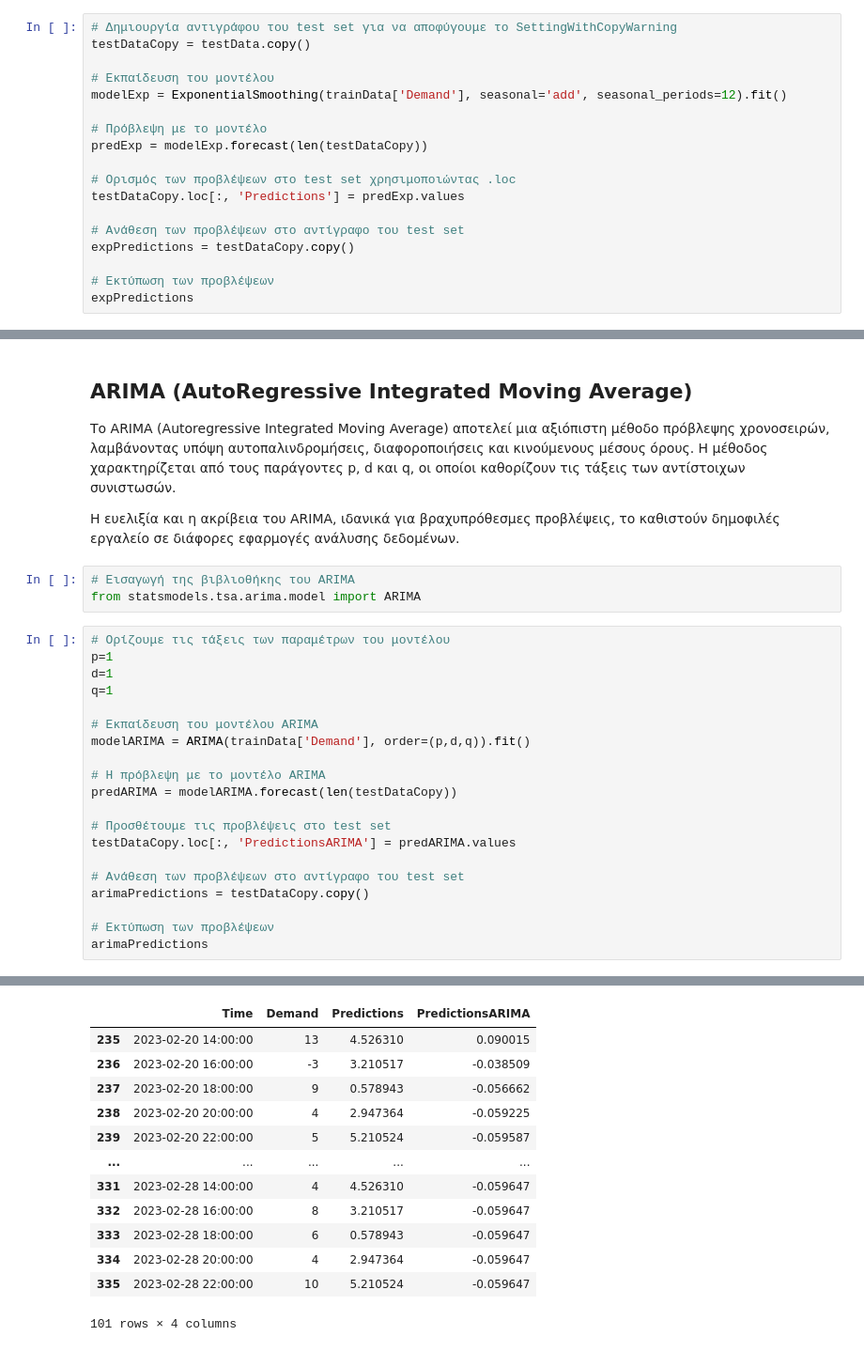
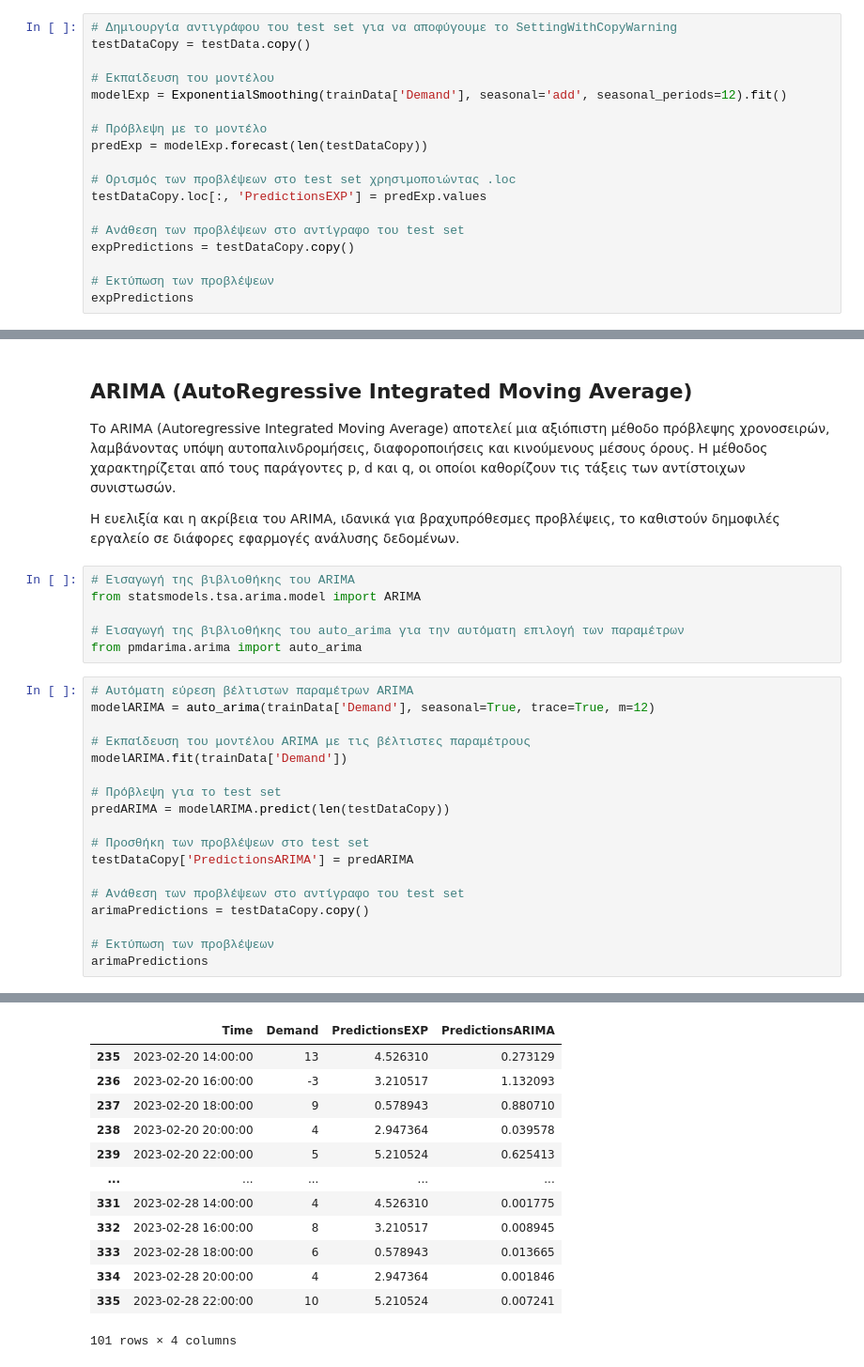
Before and after one commit to Th4nosMyl/Bike-Station-Time-Series-Analysis, a Jupyter notebook: src/BikeStationTimeSeriesAnalysis.ipynb, the cells around one changed output, grey strips where cells are left out. Shown at 94% size. Cells and saved outputs as stored; diff of their text form.

```diff
--- a/src/BikeStationTimeSeriesAnalysis.ipynb
+++ b/src/BikeStationTimeSeriesAnalysis.ipynb
@@ -184,7 +184,7 @@ modelExp = ExponentialSmoothing(trainData['Demand'], seasonal='add', seasonal_pe
 predExp = modelExp.forecast(len(testDataCopy))
 
 # Oρισμός των προβλέψεων στο test set χρησιμοποιώντας .loc
-testDataCopy.loc[:, 'Predictions'] = predExp.values
+testDataCopy.loc[:, 'PredictionsEXP'] = predExp.values
 
 # Ανάθεση των προβλέψεων στο αντίγραφο του test set
 expPredictions = testDataCopy.copy()
@@ -224,20 +224,21 @@ Root Mean Square Error (RMSE): 4.200916737860467
 # %%
 # Εισαγωγή της βιβλιοθήκης του ARIMA
 from statsmodels.tsa.arima.model import ARIMA
+
+# Εισαγωγή της βιβλιοθήκης του auto_arima για την αυτόματη επιλογή των παραμέτρων
+from pmdarima.arima import auto_arima
 # %%
-# Ορίζουμε τις τάξεις των παραμέτρων του μοντέλου
-p=1
-d=1
-q=1
+# Αυτόματη εύρεση βέλτιστων παραμέτρων ARIMA
+modelARIMA = auto_arima(trainData['Demand'], seasonal=True, trace=True, m=12)
 
-# Εκπαίδευση του μοντέλου ARIMA
-modelARIMA = ARIMA(trainData['Demand'], order=(p,d,q)).fit()
+# Εκπαίδευση του μοντέλου ARIMA με τις βέλτιστες παραμέτρους
+modelARIMA.fit(trainData['Demand'])
 
-# H πρόβλεψη με το μοντέλο ARIMA
-predARIMA = modelARIMA.forecast(len(testDataCopy))
+# Πρόβλεψη για το test set
+predARIMA = modelARIMA.predict(len(testDataCopy))
 
-# Προσθέτουμε τις προβλέψεις στο test set
-testDataCopy.loc[:, 'PredictionsARIMA'] = predARIMA.values
+# Προσθήκη των προβλέψεων στο test set
+testDataCopy['PredictionsARIMA'] = predARIMA
 
 # Ανάθεση των προβλέψεων στο αντίγραφο του test set
 arimaPredictions = testDataCopy.copy()
@@ -248,15 +266,15 @@ arimaPredictions
-|  | Time | Demand | Predictions | PredictionsARIMA |
-| 235 | 2023-02-20 14:00:00 | 13 | 4.526310 | 0.090015 |
-| 236 | 2023-02-20 16:00:00 | -3 | 3.210517 | -0.038509 |
-| 237 | 2023-02-20 18:00:00 | 9 | 0.578943 | -0.056662 |
-| 238 | 2023-02-20 20:00:00 | 4 | 2.947364 | -0.059225 |
-| 239 | 2023-02-20 22:00:00 | 5 | 5.210524 | -0.059587 |
+|  | Time | Demand | PredictionsEXP | PredictionsARIMA |
+| 235 | 2023-02-20 14:00:00 | 13 | 4.526310 | 0.273129 |
+| 236 | 2023-02-20 16:00:00 | -3 | 3.210517 | 1.132093 |
+| 237 | 2023-02-20 18:00:00 | 9 | 0.578943 | 0.880710 |
+| 238 | 2023-02-20 20:00:00 | 4 | 2.947364 | 0.039578 |
+| 239 | 2023-02-20 22:00:00 | 5 | 5.210524 | 0.625413 |
 | ... | ... | ... | ... | ... |
-| 331 | 2023-02-28 14:00:00 | 4 | 4.526310 | -0.059647 |
-| 332 | 2023-02-28 16:00:00 | 8 | 3.210517 | -0.059647 |
-| 333 | 2023-02-28 18:00:00 | 6 | 0.578943 | -0.059647 |
-| 334 | 2023-02-28 20:00:00 | 4 | 2.947364 | -0.059647 |
-| 335 | 2023-02-28 22:00:00 | 10 | 5.210524 | -0.059647 |
+| 331 | 2023-02-28 14:00:00 | 4 | 4.526310 | 0.001775 |
+| 332 | 2023-02-28 16:00:00 | 8 | 3.210517 | 0.008945 |
+| 333 | 2023-02-28 18:00:00 | 6 | 0.578943 | 0.013665 |
+| 334 | 2023-02-28 20:00:00 | 4 | 2.947364 | 0.001846 |
+| 335 | 2023-02-28 22:00:00 | 10 | 5.210524 | 0.007241 |
-101 rows × 4 columns
+101 rows × 4 columns
 # %%
 # Υπολογισμός μετρικών αξιολόγησης
```
Also changed, not shown: parts of 5 cells of this notebook.
